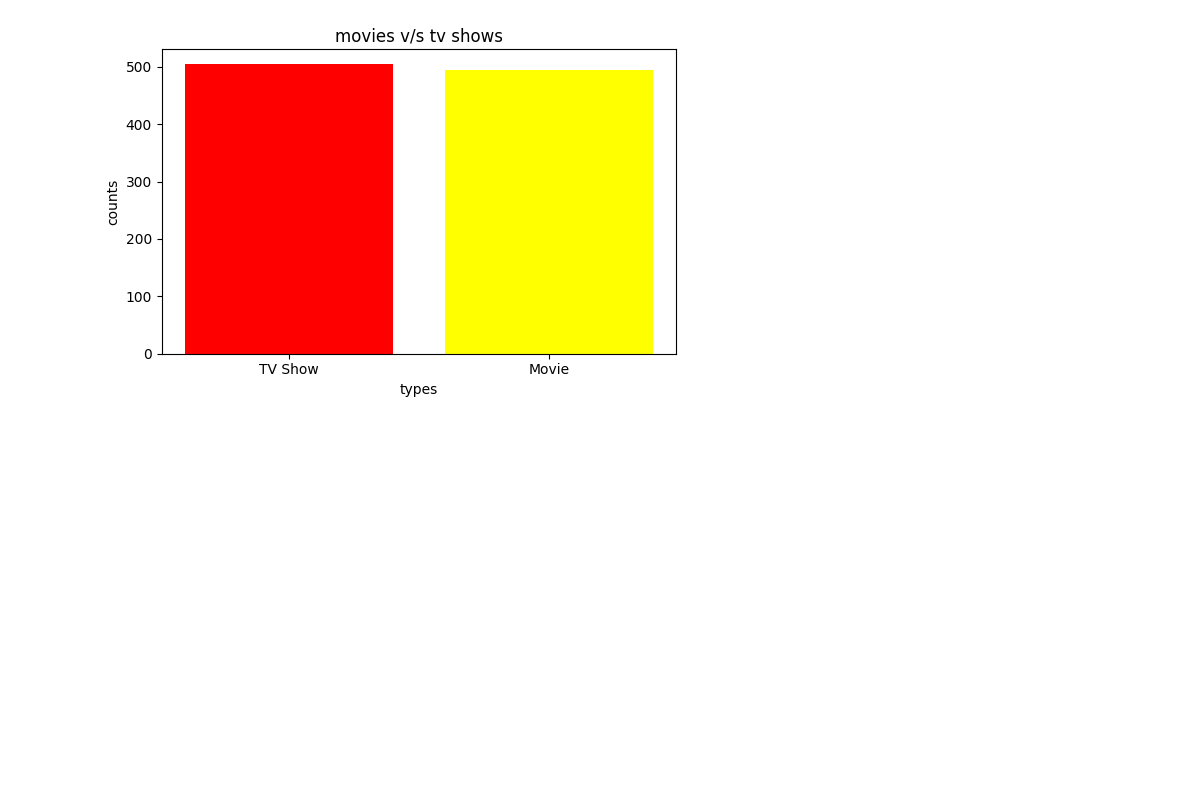
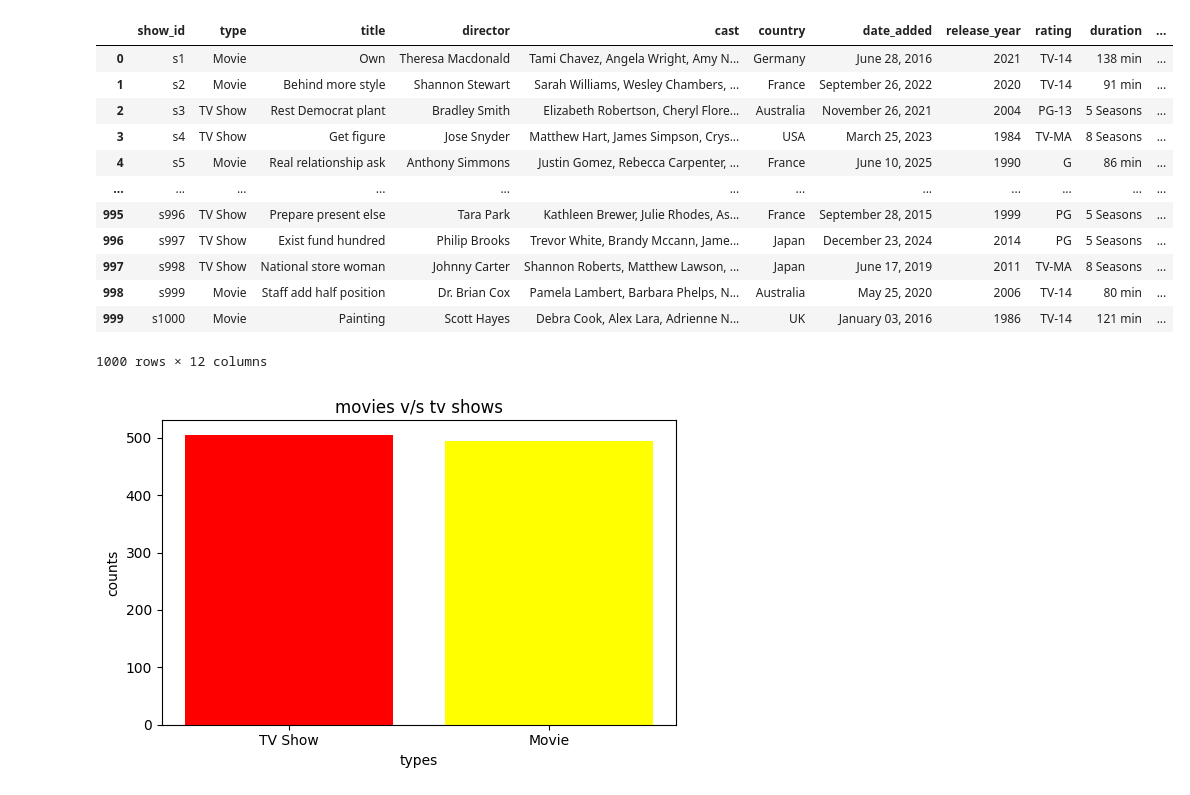
Before and after one commit to Arth9vansola/matplotlib, a Jupyter notebook: project.ipynb, the cells around one changed output. Cells and saved outputs as stored; diff of their text form; code cells hidden in the pictures; blank space fills up the shorter version.

```diff
--- a/project.ipynb
+++ b/project.ipynb
@@ -4,6 +4,21 @@ import pandas as pd
 # %%
 # load the data
 df = pd.read_csv("netflix_dataset.csv")
+df
+# %% [output]
+|  | show_id | type | title | director | cast | country | date_added | release_year | rating | duration | ... |
+| 0 | s1 | Movie | Own | Theresa Macdonald | Tami Chavez, Angela Wright, Amy N... | Germany | June 28, 2016 | 2021 | TV-14 | 138 min | ... |
+| 1 | s2 | Movie | Behind more style | Shannon Stewart | Sarah Williams, Wesley Chambers, ... | France | September 26, 2022 | 2020 | TV-14 | 91 min | ... |
+| 2 | s3 | TV Show | Rest Democrat plant | Bradley Smith | Elizabeth Robertson, Cheryl Flore... | Australia | November 26, 2021 | 2004 | PG-13 | 5 Seasons | ... |
+| 3 | s4 | TV Show | Get figure | Jose Snyder | Matthew Hart, James Simpson, Crys... | USA | March 25, 2023 | 1984 | TV-MA | 8 Seasons | ... |
+| 4 | s5 | Movie | Real relationship ask | Anthony Simmons | Justin Gomez, Rebecca Carpenter, ... | France | June 10, 2025 | 1990 | G | 86 min | ... |
+| ... | ... | ... | ... | ... | ... | ... | ... | ... | ... | ... | ... |
+| 995 | s996 | TV Show | Prepare present else | Tara Park | Kathleen Brewer, Julie Rhodes, As... | France | September 28, 2015 | 1999 | PG | 5 Seasons | ... |
+| 996 | s997 | TV Show | Exist fund hundred | Philip Brooks | Trevor White, Brandy Mccann, Jame... | Japan | December 23, 2024 | 2014 | PG | 5 Seasons | ... |
+| 997 | s998 | TV Show | National store woman | Johnny Carter | Shannon Roberts, Matthew Lawson, ... | Japan | June 17, 2019 | 2011 | TV-MA | 8 Seasons | ... |
+| 998 | s999 | Movie | Staff add half position | Dr. Brian Cox | Pamela Lambert, Barbara Phelps, N... | Australia | May 25, 2020 | 2006 | TV-14 | 80 min | ... |
+| 999 | s1000 | Movie | Painting | Scott Hayes | Debra Cook, Alex Lara, Adrienne N... | UK | January 03, 2016 | 1986 | TV-14 | 121 min | ... |
+1000 rows × 12 columns
 # %%
 # clean the data
 df = df.dropna(subset=['show_id','type','title','director','cast','country','date_added','release_year','rating','duration','listed_in','description'])
```
